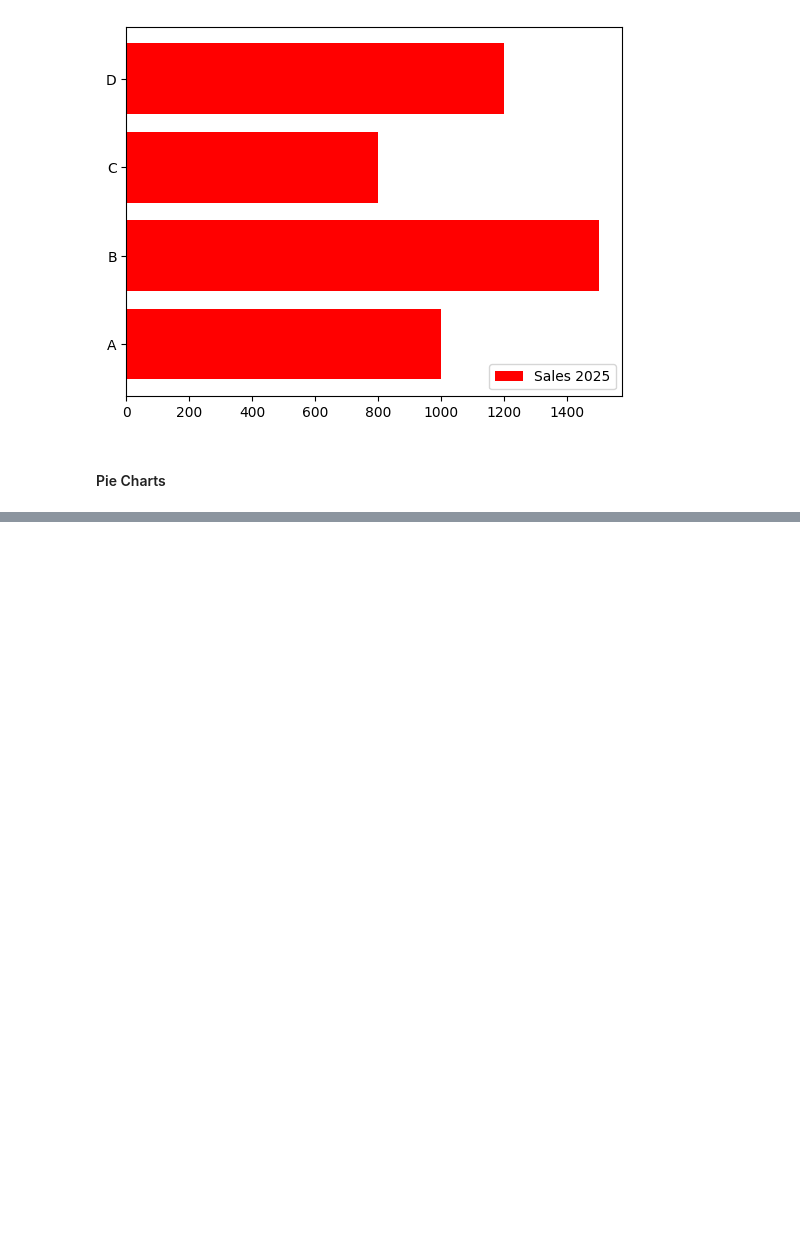
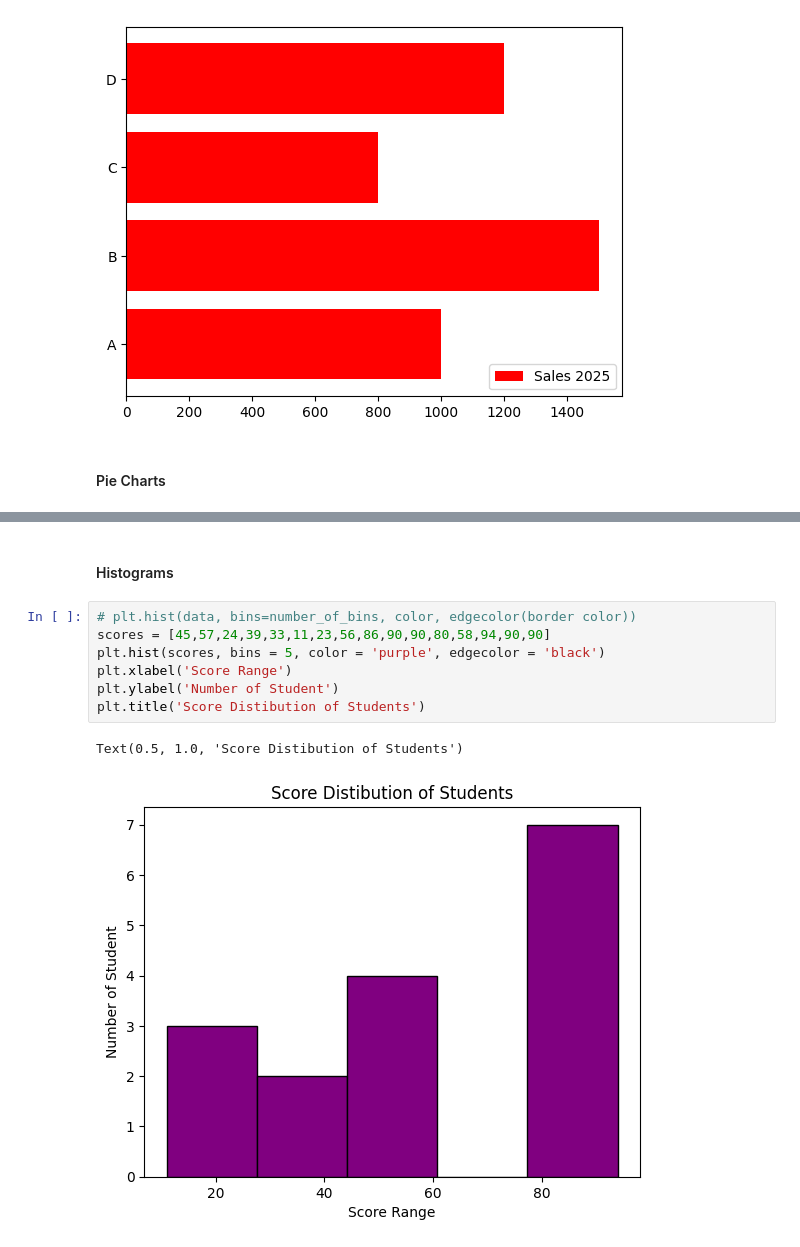
Before and after one commit to ChinmayBhattt/Machine-Learning-Playground, a Jupyter notebook: Matplotlib/charts_Diagram.ipynb, the cells around one changed output, grey strips where cells are left out. Cells and saved outputs as stored; diff of their text form; blank space fills up the shorter version.

```diff
--- a/Matplotlib/charts_Diagram.ipynb
+++ b/Matplotlib/charts_Diagram.ipynb
@@ -32,0 +44,12 @@ plt.legend(loc = 'lower right')
+# %% [markdown]
+#### Histograms
+# %%
+# plt.hist(data, bins=number_of_bins, color, edgecolor(border color))
+scores = [45,57,24,39,33,11,23,56,86,90,90,80,58,94,90,90]
+plt.hist(scores, bins = 5, color = 'purple', edgecolor = 'black')
+plt.xlabel('Score Range')
+plt.ylabel('Number of Student')
+plt.title('Score Distibution of Students')
+# %% [output]
+Text(0.5, 1.0, 'Score Distibution of Students')
+[figure, added]
```
Also changed, not shown: parts of 1 cell of this notebook.
